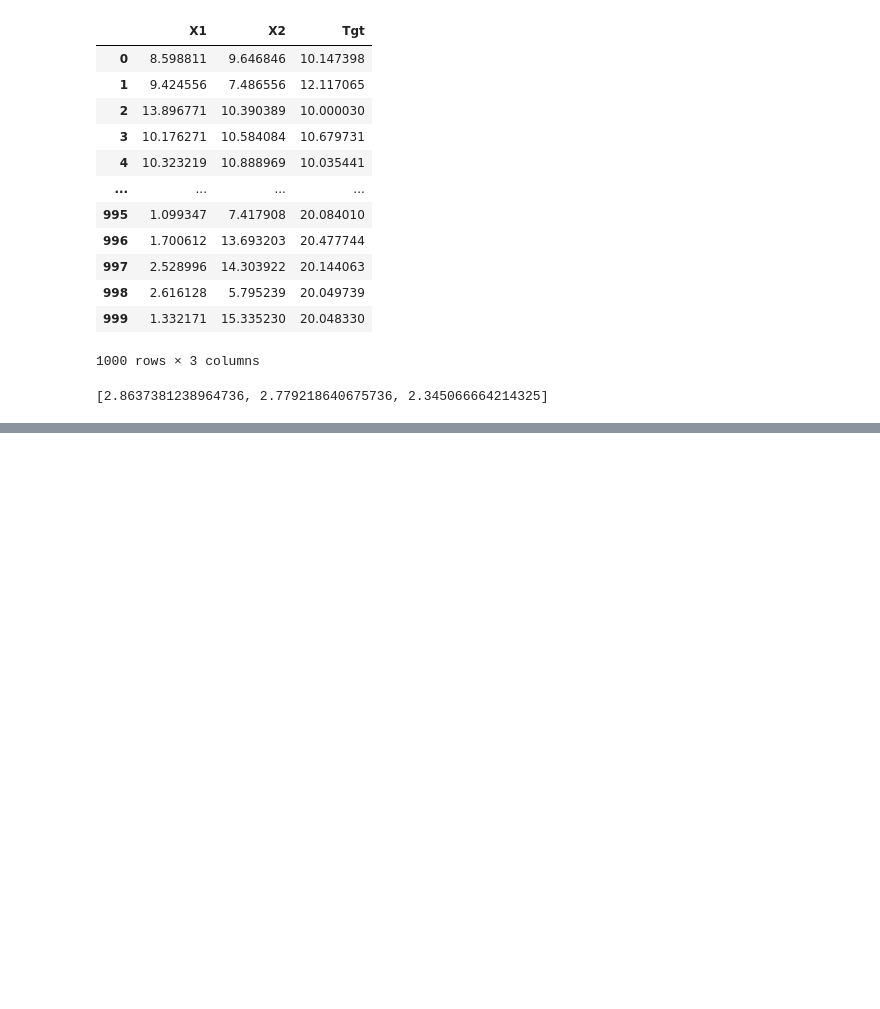
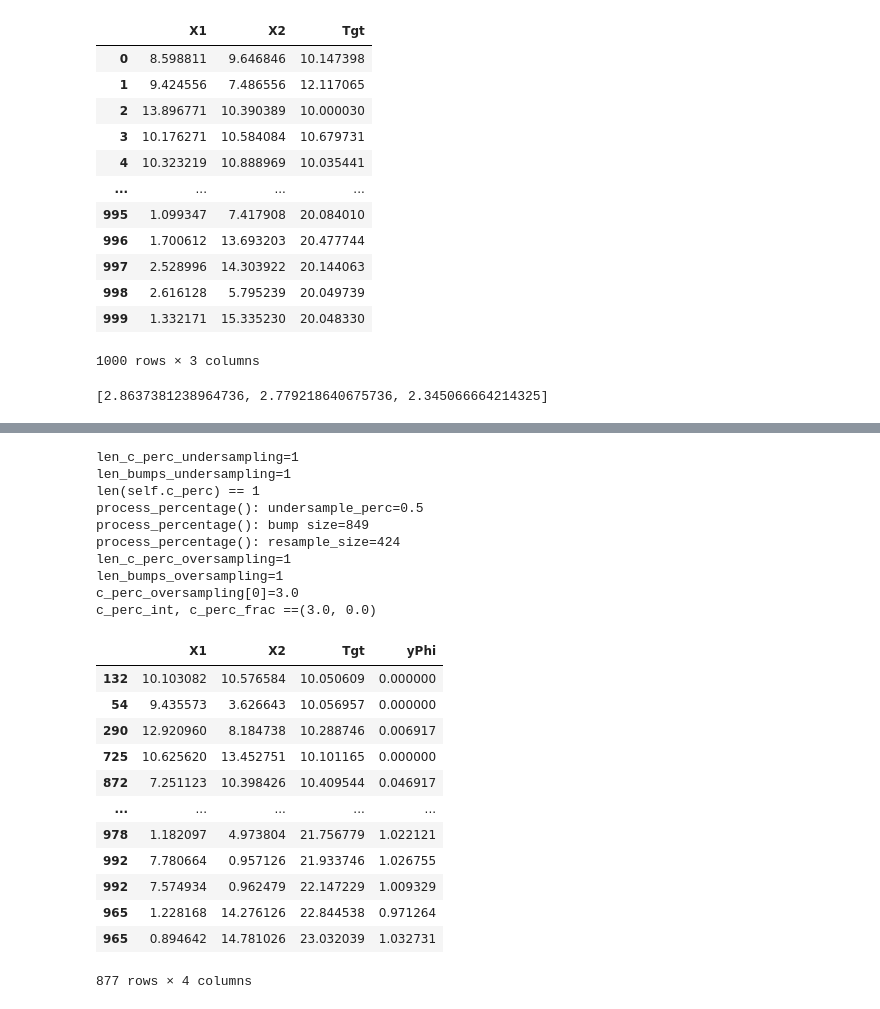
Before and after one commit to ndai093/ImbalancedRegressionSampler, a Jupyter notebook: test_gaussian_noise.ipynb, the cells around one changed output, grey strips where cells are left out. Drawn from its saved outputs; the diff is of its cells as text; code cells hidden in the pictures; blank space fills up the shorter version.

```diff
--- a/test_gaussian_noise.ipynb
+++ b/test_gaussian_noise.ipynb
@@ -90,0 +121,4 @@ data2
+# %%
+gn1.set_obj_bumps(data1)
+bumps_undersampling, bumps_oversampling = gn1.get_obj_bumps()
+bumps_undersampling, bumps_oversampling
@@ -90,0 +143,27 @@ data2
+# %%
+resampled = gn1.process_percentage()
+resampled
+# %% [output]
+len_c_perc_undersampling=1
+len_bumps_undersampling=1
+len(self.c_perc) == 1
+process_percentage(): undersample_perc=0.5
+process_percentage(): bump size=849
+process_percentage(): resample_size=424
+len_c_perc_oversampling=1
+len_bumps_oversampling=1
+c_perc_oversampling[0]=3.0
+c_perc_int, c_perc_frac ==(3.0, 0.0)
+|  | X1 | X2 | Tgt | yPhi |
+| 132 | 10.103082 | 10.576584 | 10.050609 | 0.000000 |
+| 54 | 9.435573 | 3.626643 | 10.056957 | 0.000000 |
+| 290 | 12.920960 | 8.184738 | 10.288746 | 0.006917 |
+| 725 | 10.625620 | 13.452751 | 10.101165 | 0.000000 |
+| 872 | 7.251123 | 10.398426 | 10.409544 | 0.046917 |
+| ... | ... | ... | ... | ... |
+| 978 | 1.182097 | 4.973804 | 21.756779 | 1.022121 |
+| 992 | 7.780664 | 0.957126 | 21.933746 | 1.026755 |
+| 992 | 7.574934 | 0.962479 | 22.147229 | 1.009329 |
+| 965 | 1.228168 | 14.276126 | 22.844538 | 0.971264 |
+| 965 | 0.894642 | 14.781026 | 23.032039 | 1.032731 |
+877 rows × 4 columns
```
Also changed, not shown: parts of 23 cells of this notebook, 1 other file.
